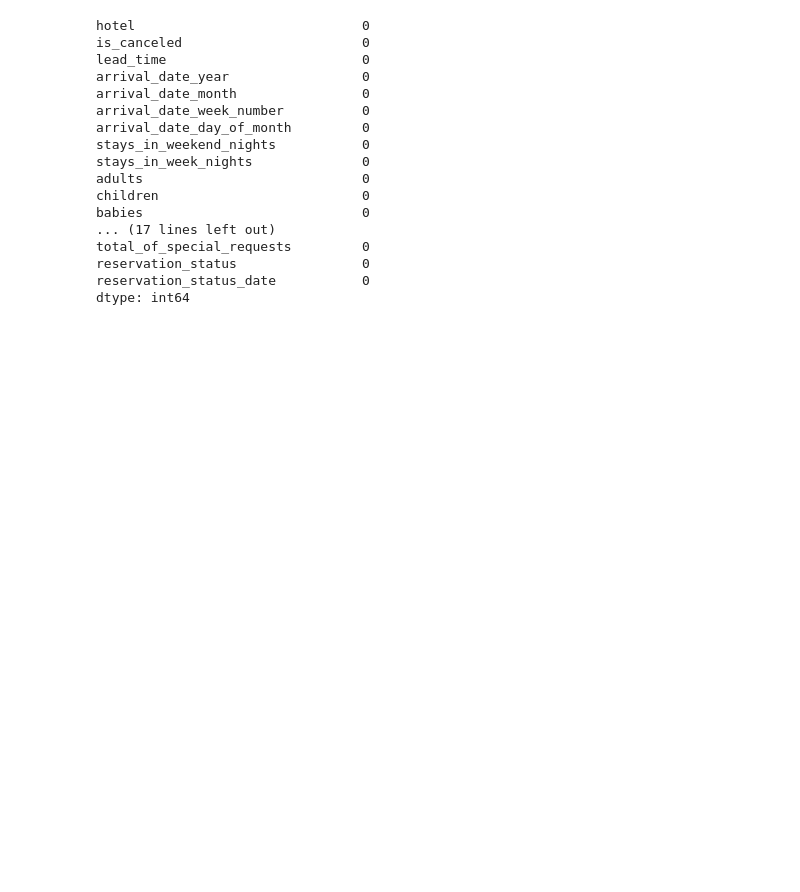
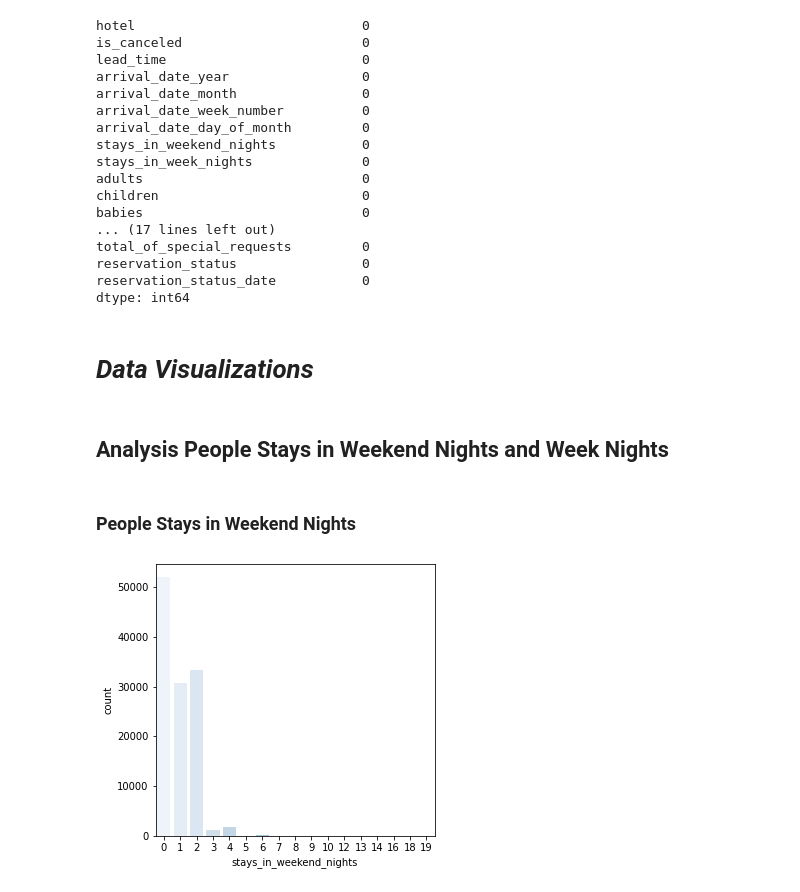
Before and after one commit to pinaki1010/Hotel_Booking_Analysis_EDA, a Jupyter notebook: Hotel_Booking_Analysis_Capstone_Project.ipynb, the cells around one changed output. Cells and saved outputs as stored; diff of their text form; code cells hidden in the pictures; blank space fills up the shorter version.

```diff
--- a/Hotel_Booking_Analysis_Capstone_Project.ipynb
+++ b/Hotel_Booking_Analysis_Capstone_Project.ipynb
@@ -128,3 +174,15 @@ total_of_special_requests         0
 reservation_status                0
 reservation_status_date           0
 dtype: int64
+# %% [markdown]
+# ***Data Visualizations***
+# %% [markdown]
+## **Analysis People Stays in Weekend Nights and Week Nights**
+# %% [markdown]
+### **People Stays in Weekend Nights**
+# %%
+plt.figure(figsize=(5,5))
+sns.countplot(x= hotel_df['stays_in_weekend_nights'], palette= 'Blues',linewidth=1)
+plt.show()
+# %% [output]
+[figure, added]
```
Also changed, not shown: parts of 20 cells of this notebook.
